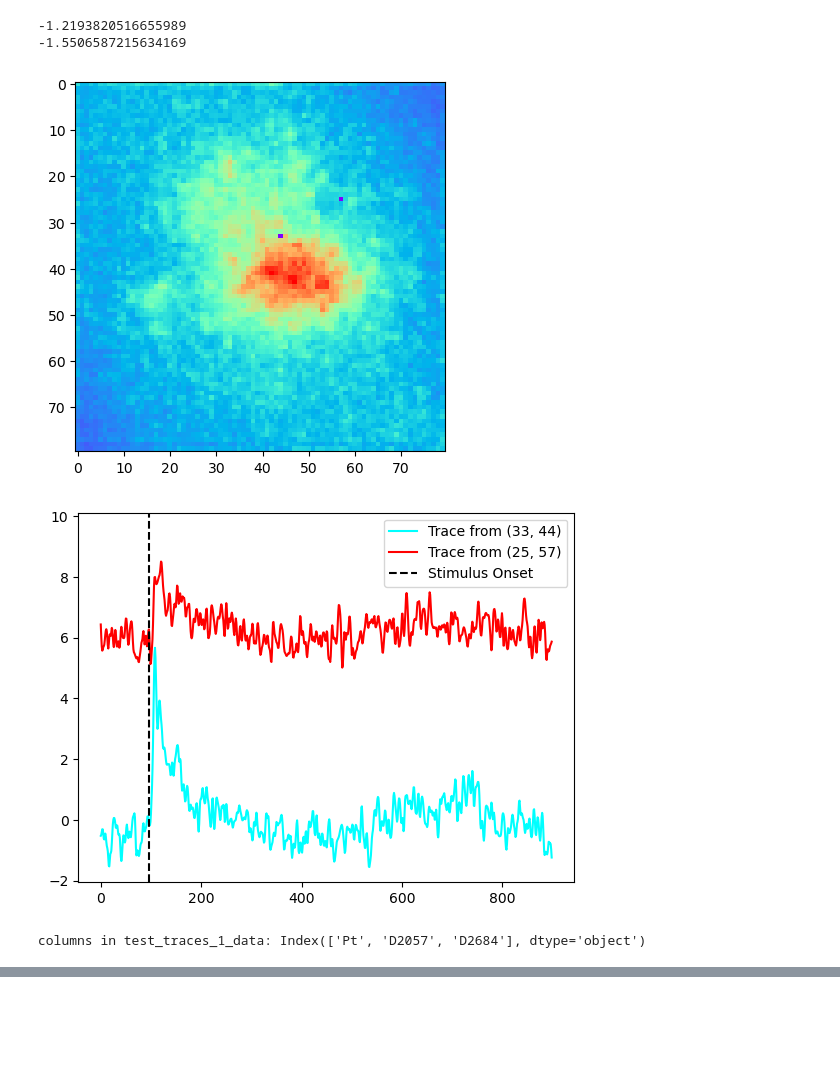
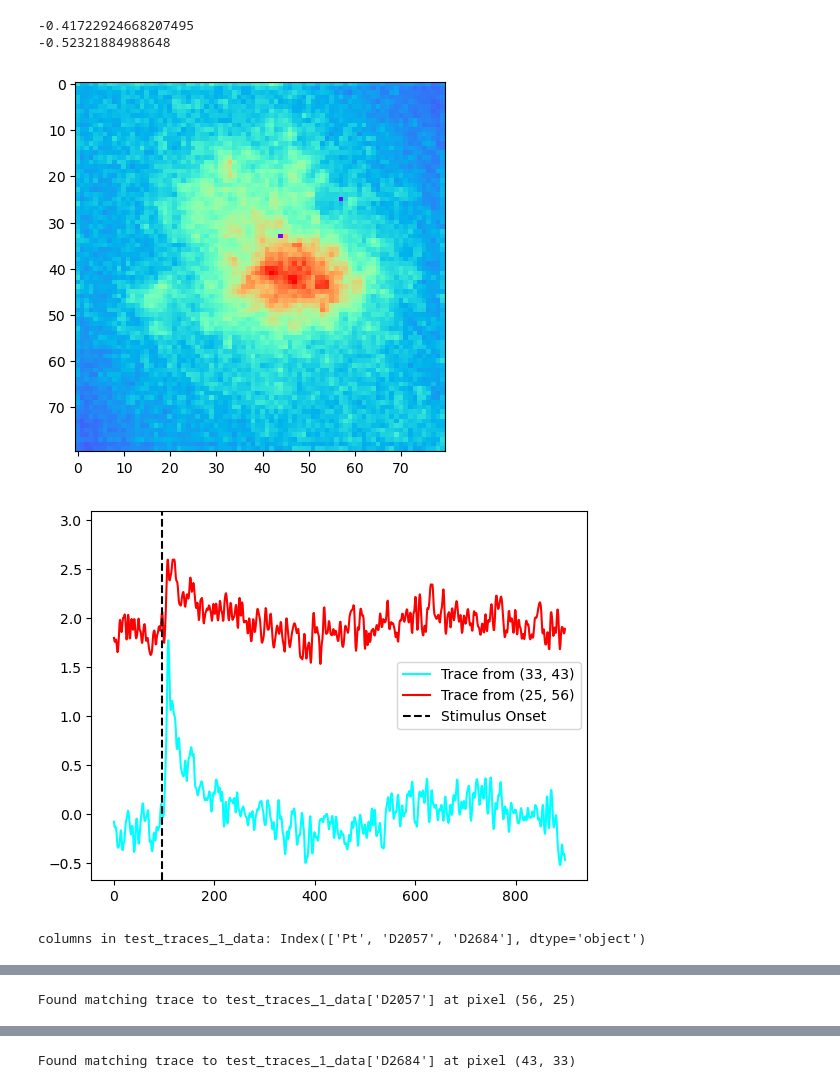
Before and after one commit to TianchengXu0420/ZDA_Adventure, a Jupyter notebook: unit_test.ipynb, the cells around one changed output, grey strips where cells are left out. Drawn from its saved outputs; the diff is of its cells as text; code cells hidden in the pictures; blank space fills up the shorter version.

Commit message:
fixed bugs, measurements now match PhotoZ to 0.01 for all measurements except SNR which matches to 0.05, in  unit tests

```diff
--- a/unit_test.ipynb
+++ b/unit_test.ipynb
@@ -55,46 +55,101 @@ data_no_rli_div = tools.Polynomial(startPt=basePt, numPt=skipPt, Data=data_no_rl
 
 #rois = ROIFileReader(test_roi_1).get_roi_list()
 
-trace1 = TraceSelector(data_no_rli_div).get_trace_from_roi([[57,25]])  # Get trace from first ROI.
-trace2 = TraceSelector(data_no_rli_div).get_trace_from_roi([[44,33]])  # Get trace from second ROI.
+trace1 = TraceSelector(data_no_rli_div).get_trace_from_roi([[56,25]])  # Get trace from first ROI.
+trace2 = TraceSelector(data_no_rli_div).get_trace_from_roi([[43,33]])  # Get trace from second ROI.
 # %%
 print(np.min(trace1))
 print(np.min(trace2))
 # %% [output]
--1.2193820516655989
--1.5506587215634169
+-0.41722924668207495
+-0.52321884988648
 # %%
 stim_time = 96
 
 arr = np.max(data_no_rli_div, axis=(0,3))
 # blank out [57, 25] and [44, 33] to mark their locations
 arr[25,57] = 0
 arr[33,44] = 0
 plt.imshow(arr, cmap='rainbow')
 plt.show()
 
 # show the traces at those locations
-plt.plot(trace2, label='Trace from (33, 44)', c='cyan')
-plt.plot(trace1 + np.max(trace2) * 1.1, label='Trace from (25, 57)', c='red')
+plt.plot(trace2, label='Trace from (33, 43)', c='cyan')
+plt.plot(trace1 + np.max(trace2) * 1.1, label='Trace from (25, 56)', c='red')
 # raise ylim 10%
 ylims = plt.gca().get_ylim()
 plt.ylim(ylims[0], ylims[1] + (ylims[1]-ylims[0]) * 0.1)
 #mark stim time with vertical line
 plt.axvline(x=stim_time, color='k', linestyle='--', label='Stimulus Onset')
 plt.legend()
 plt.show()
 print("columns in test_traces_1_data:", test_traces_1_data.columns)
 # compare to test_traces_1_data
 plt.plot(test_traces_1_data['D2684'], label='Test Trace 1', c='cyan')
 plt.plot(test_traces_1_data['D2057'] + np.max(test_traces_1_data['D2684']) * 1.1, label='Test Trace 2', c='red')
 # raise ylim 10%
 ylims = plt.gca().get_ylim()
 plt.ylim(ylims[0], ylims[1] + (ylims[1]-ylims[0]) * 0.1)
 plt.axvline(x=stim_time, color='k', linestyle='--', label='Stimulus Onset')
 plt.legend()
 plt.show()
+
+# show neighboring traces around ((25, 57))
+neighbor_px = [[24,56], [24,57], [24,58],
+                [25,56],          [25,58],
+                [26,56], [26,57], [26,58]]  # Get trace from first ROI.
+baseline = 0
+for i, px in enumerate(neighbor_px):
+    trace = TraceSelector(data_no_rli_div).get_trace_from_roi([px])
+    plt.plot(trace + baseline, label=f'Trace {i}')
+    baseline += np.max(trace) * 1.1
+# raise ylim 10%
+ylims = plt.gca().get_ylim()
+plt.ylim(ylims[0], ylims[1] + (ylims[1]-ylims[0]) * 0.1)
+plt.axvline(x=stim_time, color='k', linestyle='--', label='Stimulus Onset')
+plt.legend()
+plt.show()
+
+# look through all pixels and see if their trace is very close to trace1 or trace2
+# plot them side by side if so
+tolerance = 1e-2
+height = data_no_rli_div.shape[1]
+width = data_no_rli_div.shape[2]
+for y in range(height):
+    for x in range(width):
+        trace = TraceSelector(data_no_rli_div).get_trace_from_roi([[x,y]])
+        # normalize both traces to their own min and max for comparison
+        trace = (trace - np.min(trace)) / (np.max(trace) - np.min(trace))
+        test_trace_1_norm = (test_traces_1_data['D2684'] - np.min(test_traces_1_data['D2684'])) / (np.max(test_traces_1_data['D2684']) - np.min(test_traces_1_data['D2684']))
+        test_trace_2_norm = (test_traces_1_data['D2057'] - np.min(test_traces_1_data['D2057'])) / (np.max(test_traces_1_data['D2057']) - np.min(test_traces_1_data['D2057']))
+        if np.allclose(trace, test_trace_1_norm, atol=tolerance):
+            print(f"Found matching trace to test_traces_1_data['D2684'] at pixel ({x}, {y})")
+            plt.subplot(1,2,1)
+            plt.title(f"Trace at ({x}, {y})")
+            plt.plot(trace, label='Data Trace', c='cyan')
+            plt.axvline(x=stim_time, color='k', linestyle='--', label='Stimulus Onset')
+            plt.legend()
+            plt.subplot(1,2,2)
+            plt.title("Reference Trace 1")
+            plt.plot(test_trace_1_norm, label='Reference Trace 1', c='red')
+            plt.axvline(x=stim_time, color='k', linestyle='--', label='Stimulus Onset')
+            plt.legend()
+            plt.show()
+        elif np.allclose(trace, test_trace_2_norm, atol=tolerance):
+            print(f"Found matching trace to test_traces_1_data['D2057'] at pixel ({x}, {y})")
+            plt.subplot(1,2,1)
+            plt.title(f"Trace at ({x}, {y})")
+            plt.plot(trace, label='Data Trace', c='cyan')
+            plt.axvline(x=stim_time, color='k', linestyle='--', label='Stimulus Onset')
+            plt.legend()
+            plt.subplot(1,2,2)
+            plt.title("Reference Trace 2")
+            plt.plot(test_trace_2_norm, label='Reference Trace 2', c='red')
+            plt.axvline(x=stim_time, color='k', linestyle='--', label='Stimulus Onset')
+            plt.legend()
+            plt.show()
 # %% [output]
 [figure]
-[figure, old version]
+[figure, new version]
 columns in test_traces_1_data: Index(['Pt', 'D2057', 'D2684'], dtype='object')
 [figure]
@@ -100,0 +157 @@ columns in test_traces_1_data: Index(['Pt', 'D2057', 'D2684'], dtype='object')
+Found matching trace to test_traces_1_data['D2057'] at pixel (56, 25)
@@ -100,0 +159 @@ columns in test_traces_1_data: Index(['Pt', 'D2057', 'D2684'], dtype='object')
+Found matching trace to test_traces_1_data['D2684'] at pixel (43, 33)
```
Also changed, not shown: parts of 2 cells of this notebook, 2 other files.
